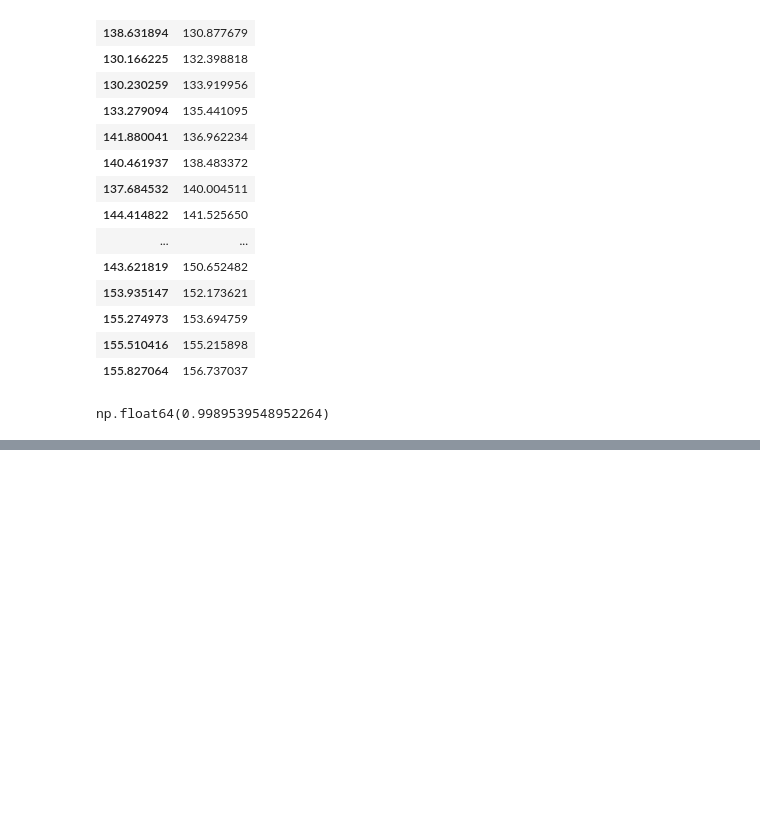
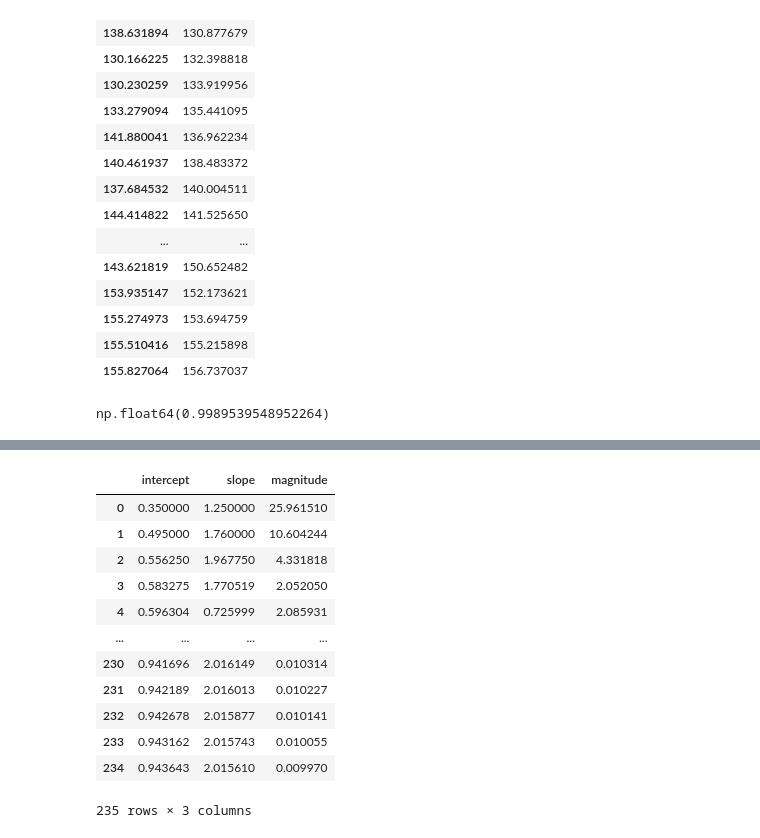
Before and after one commit to M3nnoun/machine-learning-course, a Jupyter notebook: simple-linear-regression/Regresion_course.ipynb, the cells around one changed output, grey strips where cells are left out. Saved outputs shown, nothing was run; the diff lists cells and outputs as text; code cells hidden in the pictures; blank space fills up the shorter version.

```diff
--- a/simple-linear-regression/Regresion_course.ipynb
+++ b/simple-linear-regression/Regresion_course.ipynb
@@ -76,0 +283,16 @@ np.float64(0.9989539548952264)
+# %%
+df
+# %% [output]
+|  | intercept | slope | magnitude |
+| 0 | 0.350000 | 1.250000 | 25.961510 |
+| 1 | 0.495000 | 1.760000 | 10.604244 |
+| 2 | 0.556250 | 1.967750 | 4.331818 |
+| 3 | 0.583275 | 1.770519 | 2.052050 |
+| 4 | 0.596304 | 0.725999 | 2.085931 |
+| ... | ... | ... | ... |
+| 230 | 0.941696 | 2.016149 | 0.010314 |
+| 231 | 0.942189 | 2.016013 | 0.010227 |
+| 232 | 0.942678 | 2.015877 | 0.010141 |
+| 233 | 0.943162 | 2.015743 | 0.010055 |
+| 234 | 0.943643 | 2.015610 | 0.009970 |
+235 rows × 3 columns
```
Also changed, not shown: parts of 10 cells of this notebook.
